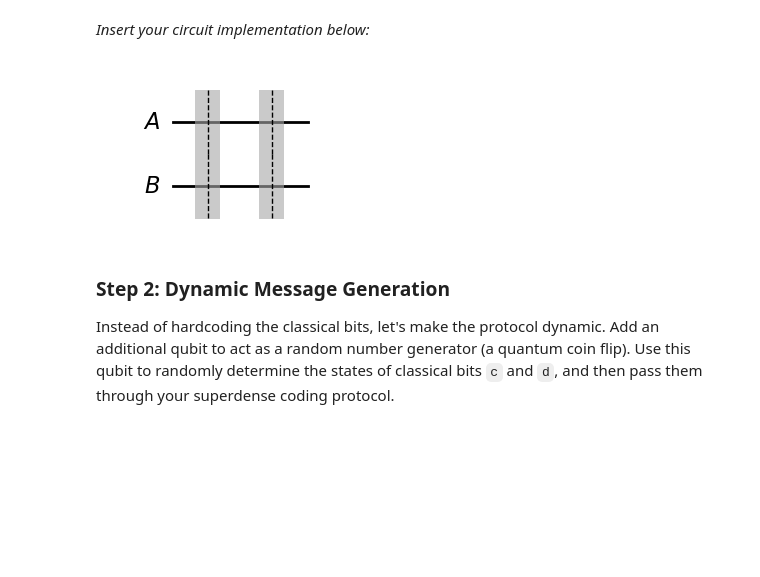
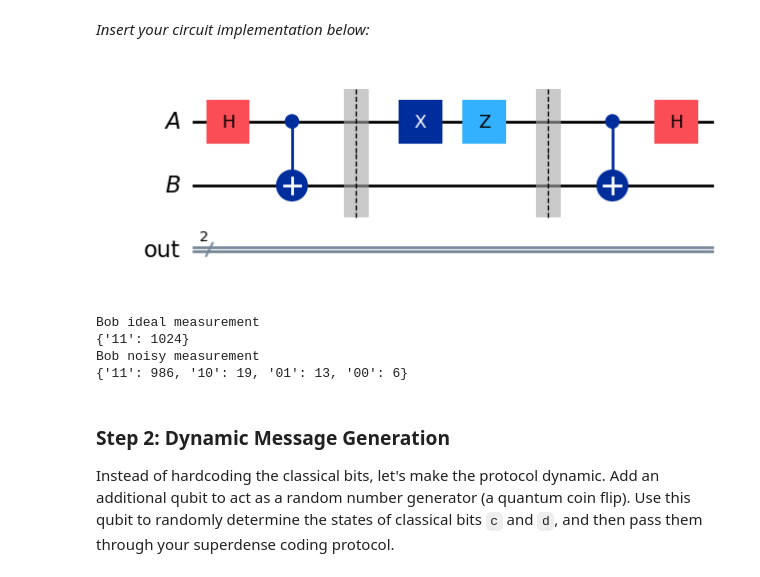
Before and after one commit to kacperpoluszejko/Quantum-Computing, a Jupyter notebook: Lab_5/Module_05_Teleporation_etc_2026.ipynb, the cells around one changed output. Drawn from its saved outputs; the diff is of its cells as text; code cells hidden in the pictures; blank space fills up the shorter version.

```diff
--- a/Lab_5/Module_05_Teleporation_etc_2026.ipynb
+++ b/Lab_5/Module_05_Teleporation_etc_2026.ipynb
@@ -143,23 +242,75 @@ $|\Phi^+\rangle_{AB} = \frac{1}{\sqrt{2}}(|00\rangle + |11\rangle)$
 # %%
 c = "1"
 d = "1"
+
 ebit0 = QuantumRegister(1, "A")
 ebit1 = QuantumRegister(1, "B")
 
-protocol = QuantumCircuit(ebit0, ebit1)
+c_out = ClassicalRegister(2, "out") # for Bob measurement
+
+protocol = QuantumCircuit(ebit0, ebit1, c_out)
 
 # Prepare ebit used for superdense coding
+protocol.h(ebit0)
+protocol.cx(ebit0, ebit1)
+
 protocol.barrier()
 
 # Alice's operations
+if d == "1":
+    protocol.x(ebit0)
+
+if c == "1":
+    protocol.z(ebit0)
 
 protocol.barrier()
 
-#Bob's actions
+# Bob's actions
+protocol.cx(ebit0, ebit1)
+protocol.h(ebit0)
 
 display(protocol.draw(output="mpl"))
+
+
+protocol.measure(ebit0, c_out[1])
+protocol.measure(ebit1, c_out[0])
+
+from qiskit_aer import AerSimulator
+
+sim = AerSimulator()
+
+result = sim.run(protocol, shots=1024).result()
+
+counts = result.get_counts()
+
+print("Bob ideal measurement")
+print(counts)
+
+
+from qiskit_ibm_runtime.fake_provider import FakeSherbrooke
+from qiskit import transpile
+
+backend = FakeSherbrooke()
+
+sim_noisy = AerSimulator.from_backend(backend)
+
+transpiled_protocol = transpile(protocol, sim_noisy)
+
+result_noisy = sim_noisy.run(
+    transpiled_protocol,
+    shots=1024
+).result()
+
+counts_noisy = result_noisy.get_counts()
+
+print("Bob noisy measurement")
+print(counts_noisy)
 # %% [output]
-[figure, old version]
+[figure, new version]
+Bob ideal measurement
+{'11': 1024}
+Bob noisy measurement
+{'11': 986, '10': 19, '01': 13, '00': 6}
 # %% [markdown]
 ### Step 2: Dynamic Message Generation
 Instead of hardcoding the classical bits, let's make the protocol dynamic. Add an additional qubit to act as a random number generator (a quantum coin flip). Use this qubit to randomly determine the states of classical bits `c` and `d`, and then pass them through your superdense coding protocol.
```
Also changed, not shown: parts of 14 cells of this notebook, 1 other file.
